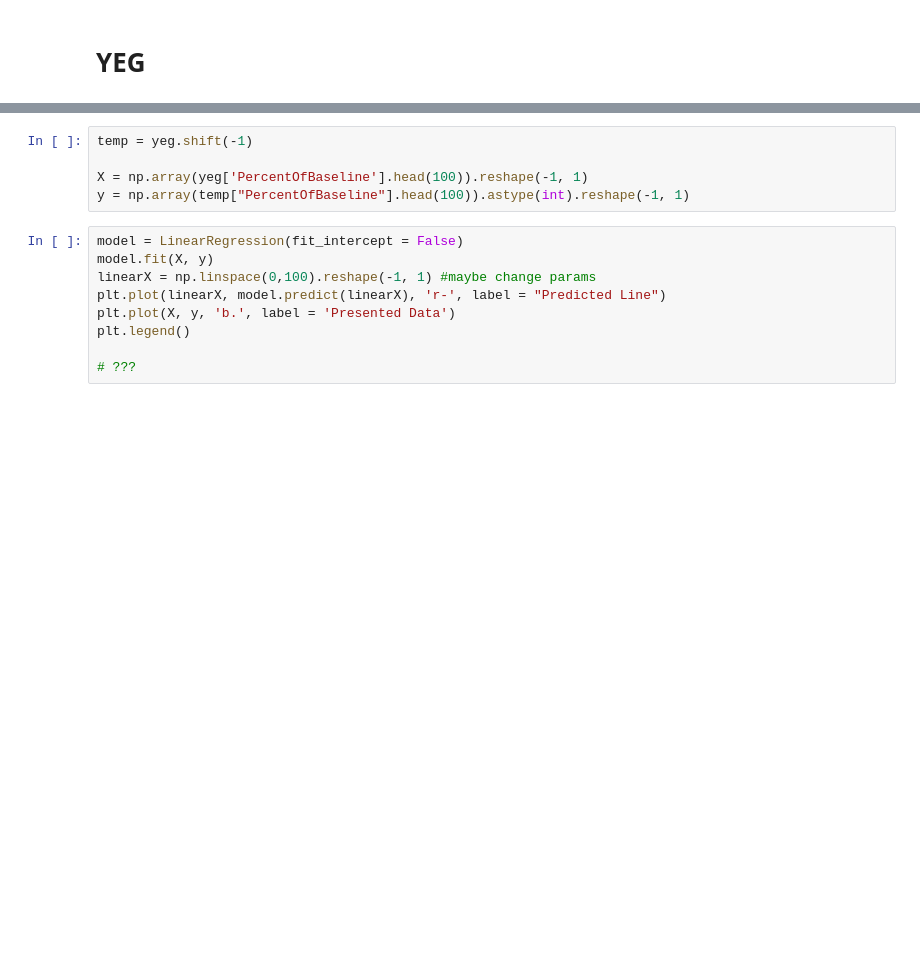
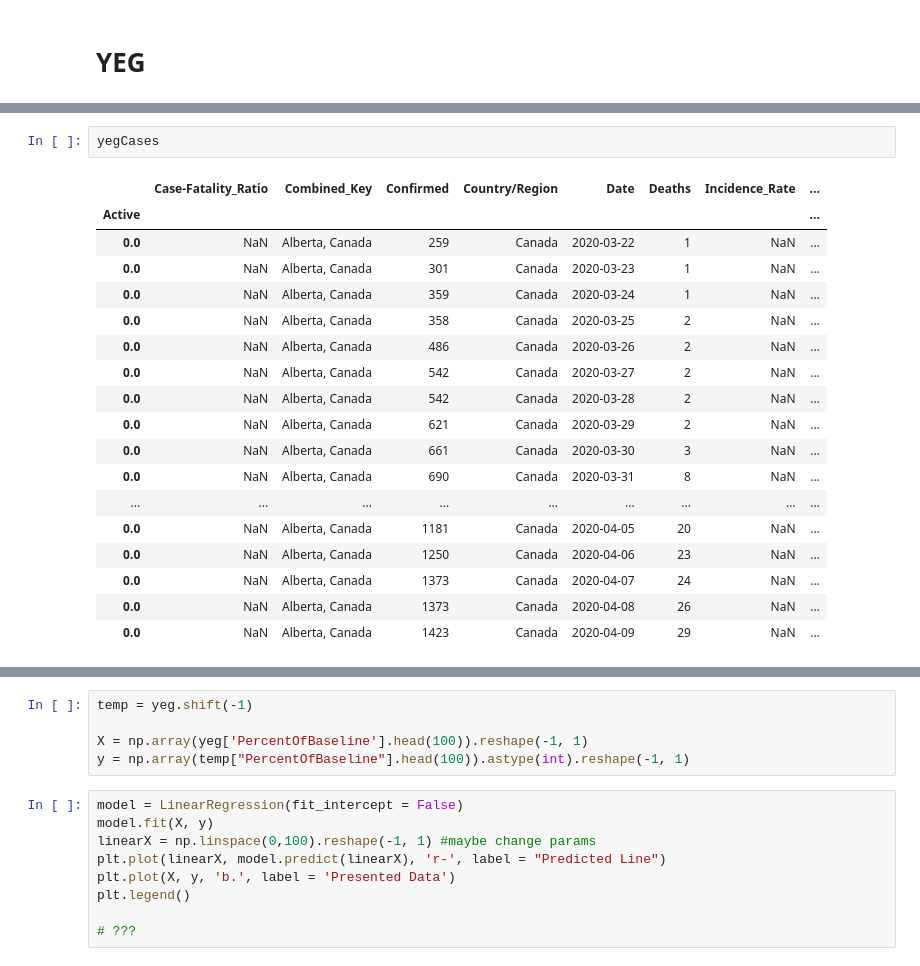
Before and after one commit to clement-ip/covid-airport-travel, a Jupyter notebook: analyze_both.ipynb, the cells around one changed output, grey strips where cells are left out. Saved outputs shown, nothing was run; the diff lists cells and outputs as text; blank space fills up the shorter version.

```diff
--- a/analyze_both.ipynb
+++ b/analyze_both.ipynb
@@ -159,3 +150,24 @@ FileNotFoundError: [Errno 2] File b'Covid-Data/yeg-modified.csv' does not exist:
+# %%
+yegCases
+# %% [output]
+|  | Case-Fatality_Ratio | Combined_Key | Confirmed | Country/Region | Date | Deaths | Incidence_Rate | ... |
+| Active |  |  |  |  |  |  |  | ... |
+| 0.0 | NaN | Alberta, Canada | 259 | Canada | 2020-03-22 | 1 | NaN | ... |
+| 0.0 | NaN | Alberta, Canada | 301 | Canada | 2020-03-23 | 1 | NaN | ... |
+| 0.0 | NaN | Alberta, Canada | 359 | Canada | 2020-03-24 | 1 | NaN | ... |
+| 0.0 | NaN | Alberta, Canada | 358 | Canada | 2020-03-25 | 2 | NaN | ... |
+| 0.0 | NaN | Alberta, Canada | 486 | Canada | 2020-03-26 | 2 | NaN | ... |
+| 0.0 | NaN | Alberta, Canada | 542 | Canada | 2020-03-27 | 2 | NaN | ... |
+| 0.0 | NaN | Alberta, Canada | 542 | Canada | 2020-03-28 | 2 | NaN | ... |
+| 0.0 | NaN | Alberta, Canada | 621 | Canada | 2020-03-29 | 2 | NaN | ... |
+| 0.0 | NaN | Alberta, Canada | 661 | Canada | 2020-03-30 | 3 | NaN | ... |
+| 0.0 | NaN | Alberta, Canada | 690 | Canada | 2020-03-31 | 8 | NaN | ... |
+| ... | ... | ... | ... | ... | ... | ... | ... | ... |
+| 0.0 | NaN | Alberta, Canada | 1181 | Canada | 2020-04-05 | 20 | NaN | ... |
+| 0.0 | NaN | Alberta, Canada | 1250 | Canada | 2020-04-06 | 23 | NaN | ... |
+| 0.0 | NaN | Alberta, Canada | 1373 | Canada | 2020-04-07 | 24 | NaN | ... |
+| 0.0 | NaN | Alberta, Canada | 1373 | Canada | 2020-04-08 | 26 | NaN | ... |
+| 0.0 | NaN | Alberta, Canada | 1423 | Canada | 2020-04-09 | 29 | NaN | ... |
 # %%
 plt.figure(figsize = (20,5))
 plt.plot(yeg["Date"], yeg['PercentOfBaseline'], 'b-', label = 'Percentage Baseline')
```
Also changed, not shown: parts of 10 cells of this notebook, 9 other files.
